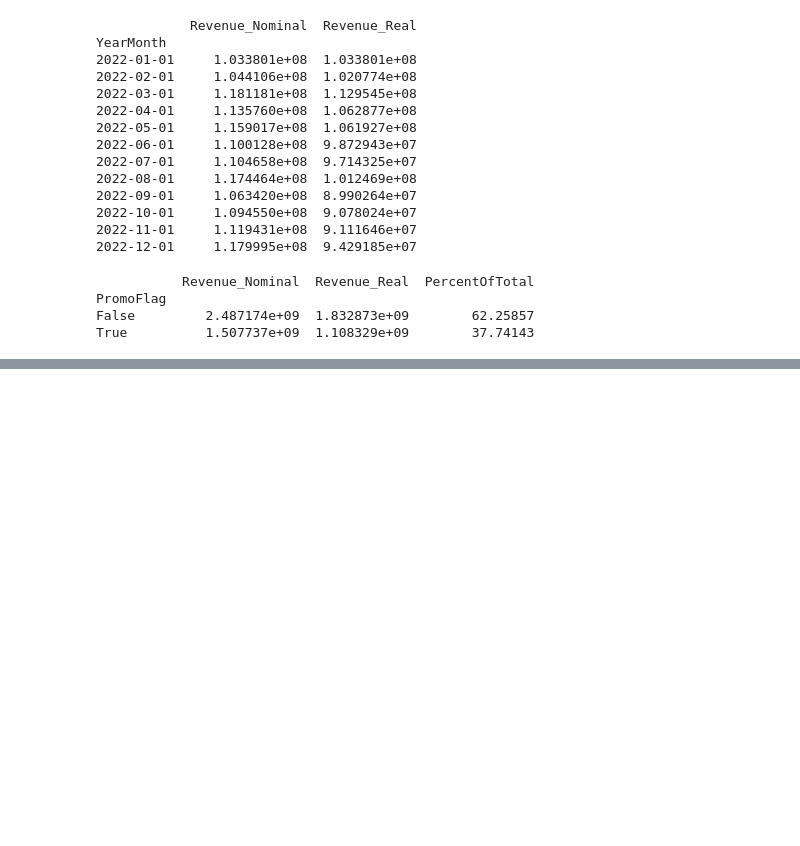
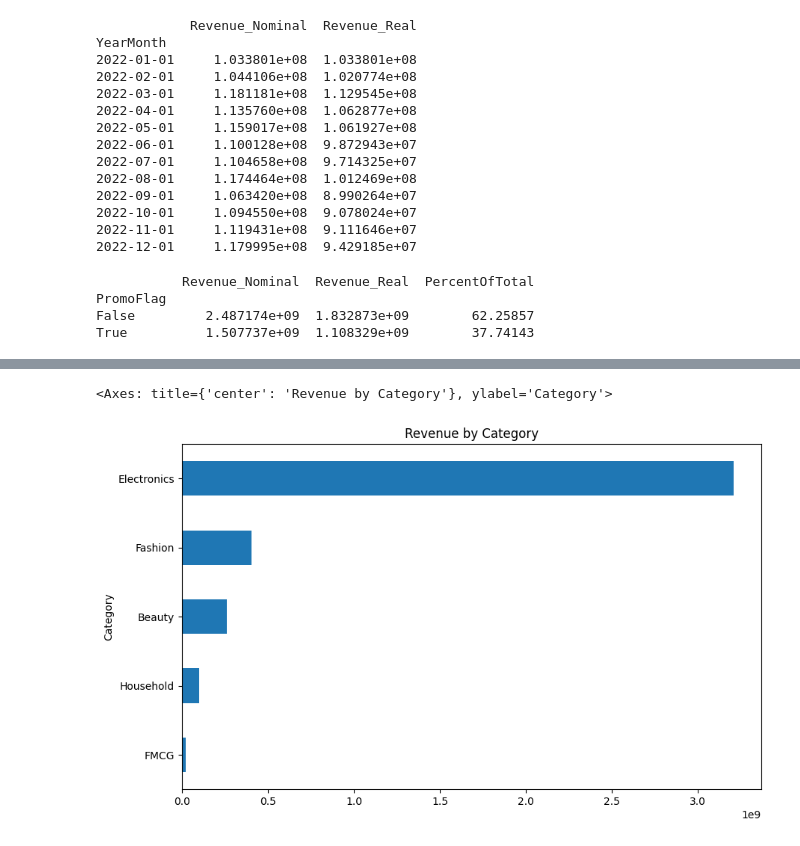
Before and after one commit to suntwister/Retail-Sales-Insights, a Jupyter notebook: notebooks/02_EDA.ipynb, the cells around one changed output, grey strips where cells are left out. Saved outputs shown, nothing was run; the diff lists cells and outputs as text; code cells hidden in the pictures; blank space fills up the shorter version.

```diff
--- a/notebooks/02_EDA.ipynb
+++ b/notebooks/02_EDA.ipynb
@@ -239,0 +276,15 @@ True          1.507737e+09  1.108329e+09        37.74143
+# %%
+# Which product categories drive revenue, volume, and profitability
+cat = df.groupby('Category')[['Quantity','Revenue_Nominal','GrossMargin']].sum()
+cat['MarginPercent'] = (cat['GrossMargin']/cat['Revenue_Nominal'])*100
+
+cat.sort_values('Revenue_Nominal').plot(
+    kind='barh',
+    y='Revenue_Nominal',
+    legend=False,
+    figsize=(10,6),
+    title='Revenue by Category'
+)
+# %% [output]
+<Axes: title={'center': 'Revenue by Category'}, ylabel='Category'>
+[figure, added]
```
Also changed, not shown: parts of 11 cells of this notebook.
